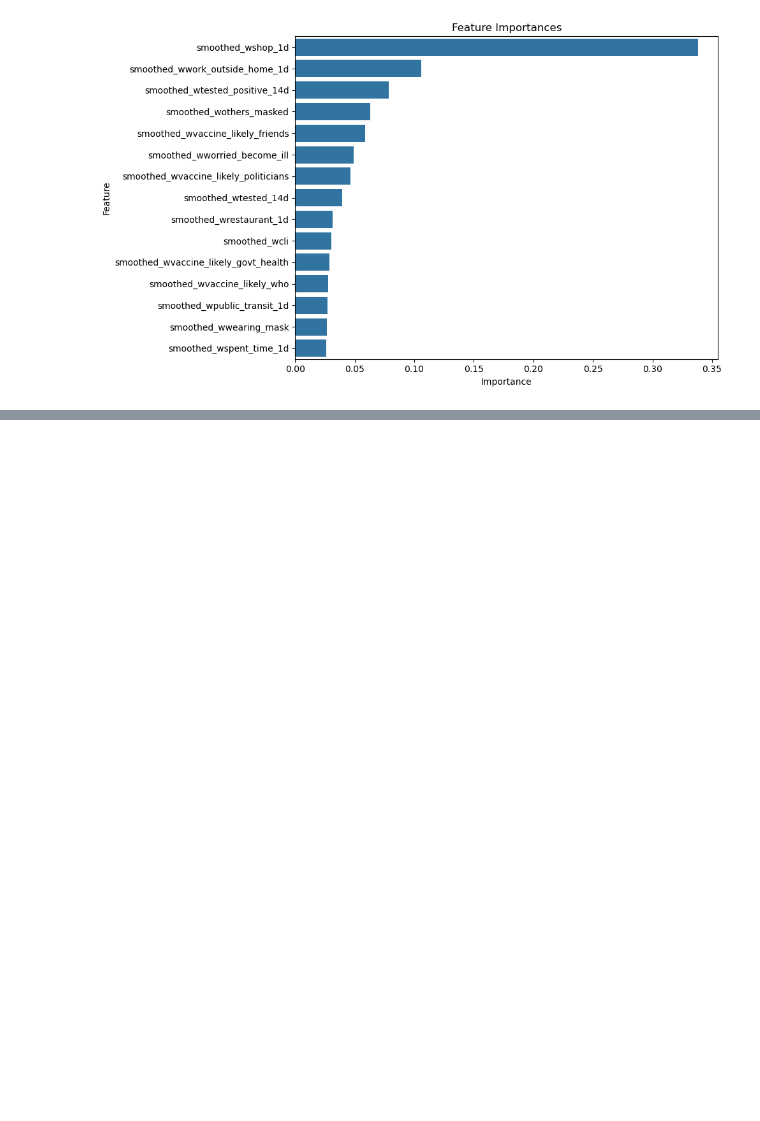
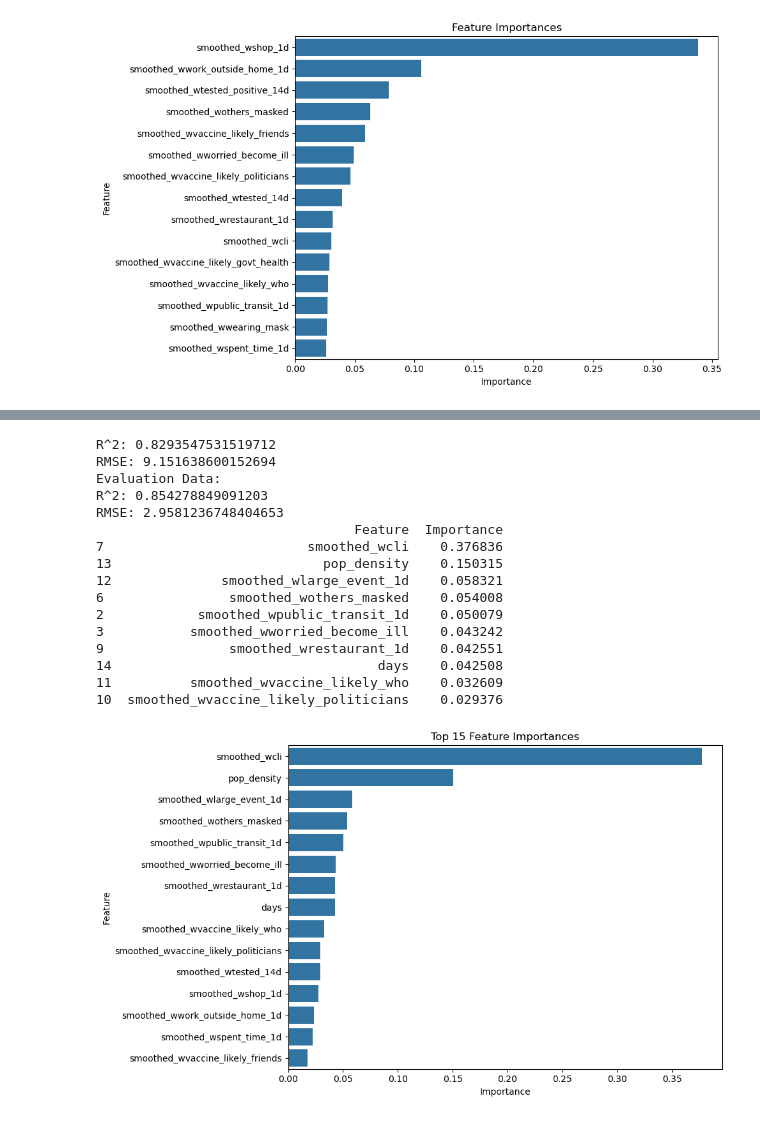
Before and after one commit to devontebai/mlps_project, a Jupyter notebook: Project_MLPS.ipynb, the cells around one changed output, grey strips where cells are left out. Saved outputs shown, nothing was run; the diff lists cells and outputs as text; code cells hidden in the pictures; blank space fills up the shorter version.

Commit message:
Add files via upload
With Justin's new data.

```diff
--- a/Project_MLPS.ipynb
+++ b/Project_MLPS.ipynb
@@ -835,33 +864,51 @@ RMSE: 5.186345804753729
 # %%
-# For Positive COVID Rate
+# For Positive COVID Rate using original
 
 regr = RandomForestRegressor(n_estimators=120, max_depth=20,random_state = 42)
-regr.fit(tpf_train, tpt_train)
+regr.fit(tp_train_x, tp_train_y)
 
 kf = KFold(n_splits=5, shuffle=True, random_state=42)
-r2 = cross_val_score(regr, tpf_train, tpt_train, cv=kf, scoring='r2')
-rmse = -cross_val_score(regr, tpf_train, tpt_train, cv=kf, scoring='neg_mean_squared_error')
+r2 = cross_val_score(regr, tp_train_x, tp_train_y, cv=kf, scoring='r2')
+rmse = -cross_val_score(regr, tp_train_x, tp_train_y, cv=kf, scoring='neg_mean_squared_error')
 
 print('\nR^2: ' + str(r2.mean()) + '\nRMSE: ' + str(rmse.mean()))
 
-regr_pred = regr.predict(tpf_test)
-r2 = r2_score(tpt_test, regr_pred)
-rmse = root_mean_squared_error(tpt_test, regr_pred)
+regr_pred = regr.predict(tp_test_x)
+r2 = r2_score(tp_test_y, regr_pred)
+rmse = root_mean_squared_error(tp_test_y, regr_pred)
 
 print('Evaluation Data:\nR^2: ' + str(r2) + '\nRMSE: ' + str(rmse))
 
 importances = regr.feature_importances_
 
-feature_names = tpf_train.columns
+feature_names = tp_train_x.columns
 feature_importance_df = pd.DataFrame({
     'Feature': feature_names,
     'Importance': importances
 }).sort_values(by='Importance', ascending=False)
 
 print(feature_importance_df.head(10))
 
 plt.figure(figsize=(10, 6))
 sns.barplot(x='Importance', y='Feature', data=feature_importance_df.head(15))
 plt.title("Top 15 Feature Importances")
 plt.tight_layout()
 plt.show()
+# %% [output]
+R^2: 0.8293547531519712
+RMSE: 9.151638600152694
+Evaluation Data:
+R^2: 0.854278849091203
+RMSE: 2.9581236748404653
+                                 Feature  Importance
+7                          smoothed_wcli    0.376836
+13                           pop_density    0.150315
+12              smoothed_wlarge_event_1d    0.058321
+6                smoothed_wothers_masked    0.054008
+2            smoothed_wpublic_transit_1d    0.050079
+3           smoothed_wworried_become_ill    0.043242
+9                smoothed_wrestaurant_1d    0.042551
+14                                  days    0.042508
+11          smoothed_wvaccine_likely_who    0.032609
+10  smoothed_wvaccine_likely_politicians    0.029376
+[figure, added]
```
Also changed, not shown: parts of 8 cells of this notebook.
